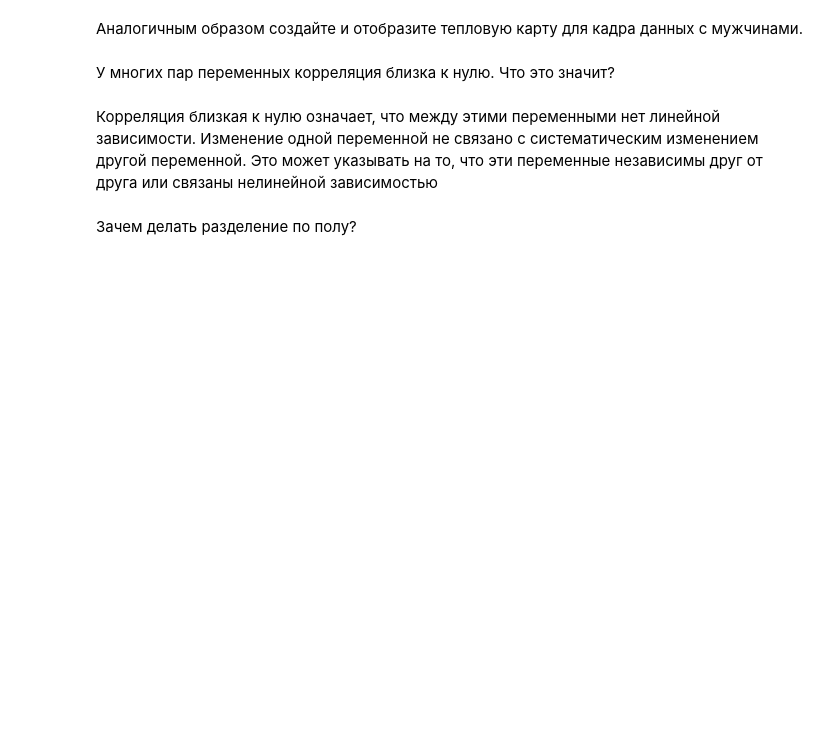
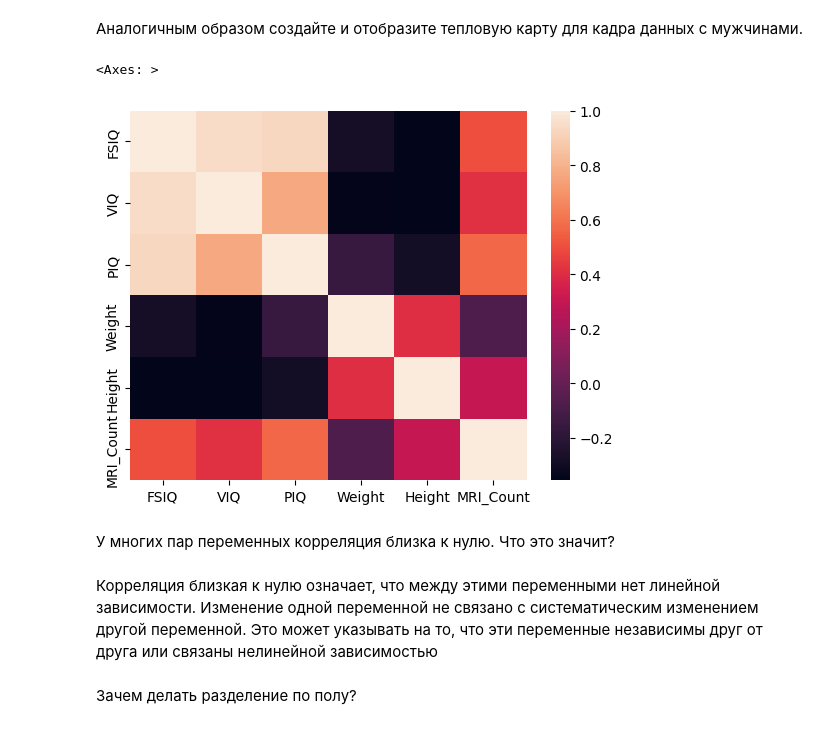
Before and after one commit to Southeast-Florida/lab2, a Jupyter notebook: correlation.ipynb, the cells around one changed output. Cells and saved outputs as stored; diff of their text form; code cells hidden in the pictures; blank space fills up the shorter version.

```diff
--- a/correlation.ipynb
+++ b/correlation.ipynb
@@ -171,9 +265,10 @@ plt.tight_layout()
 # %%
 # Ячейка для кода № 14
 mcorr = menDf.corr()
-sns.heatmap(mcorr, annot=True, cmap='coolwarm', center=0)
-plt.title("Тепловая карта корреляций (Мужчины)")
-plt.tight_layout()
+sns.heatmap(mcorr)
+# %% [output]
+<Axes: >
+[figure, added]
 # %% [markdown]
 У многих пар переменных корреляция близка к нулю. Что это значит?
 # %% [markdown]
```
Also changed, not shown: parts of 14 cells of this notebook, 1 other file.
